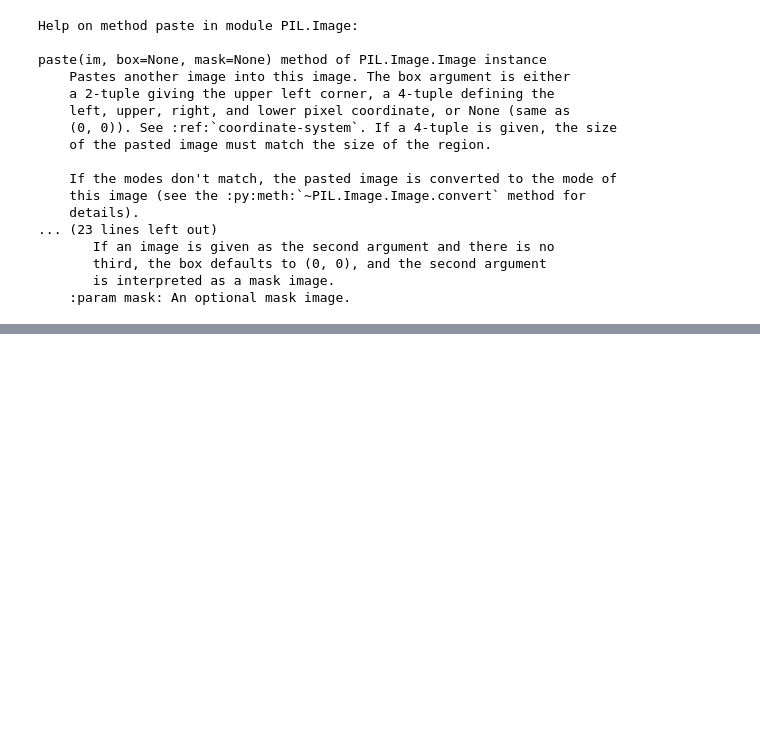
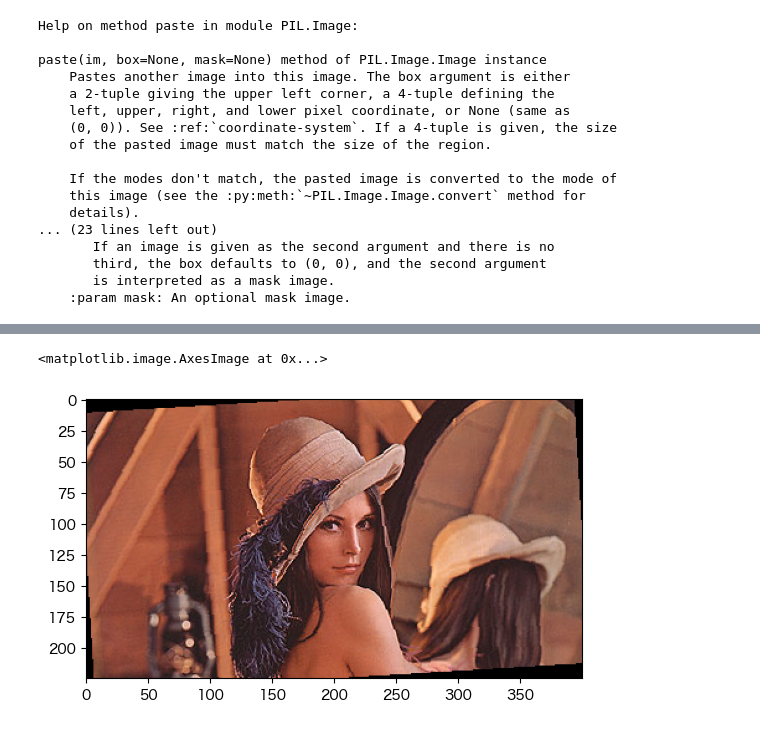
Before and after one commit to Tonkyu/AutoCosplay, a Jupyter notebook: src/frontend/pillow_sample.ipynb, the cells around one changed output, grey strips where cells are left out. Drawn from its saved outputs; the diff is of its cells as text; code cells hidden in the pictures; blank space fills up the shorter version.

```diff
--- a/src/frontend/pillow_sample.ipynb
+++ b/src/frontend/pillow_sample.ipynb
@@ -133,0 +143,6 @@ paste(im, box=None, mask=None) method of PIL.Image.Image instance
+# %%
+im_rotate = im.rotate(np.rad2deg(0.06))
+plt.imshow(im_rotate)
+# %% [output]
+<matplotlib.image.AxesImage at 0x...>
+[figure, added]
```
Also changed, not shown: parts of 10 cells of this notebook.
